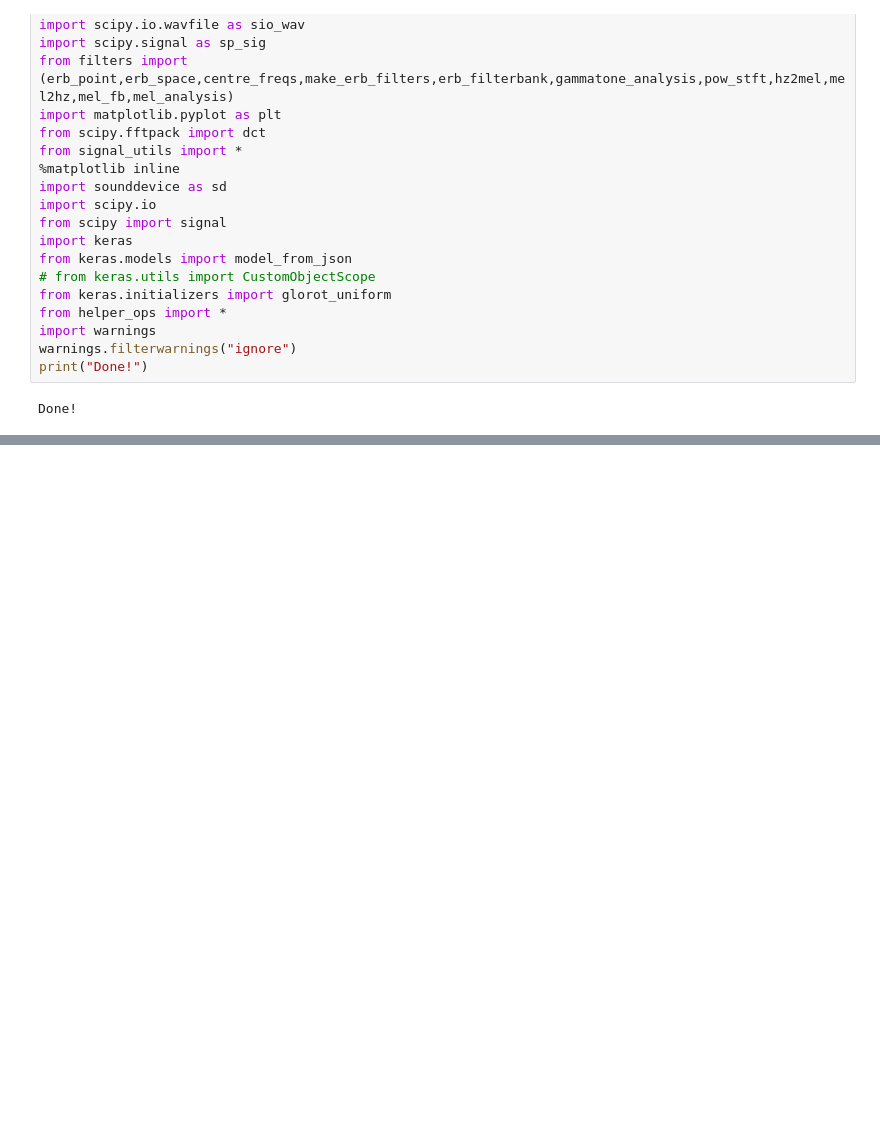
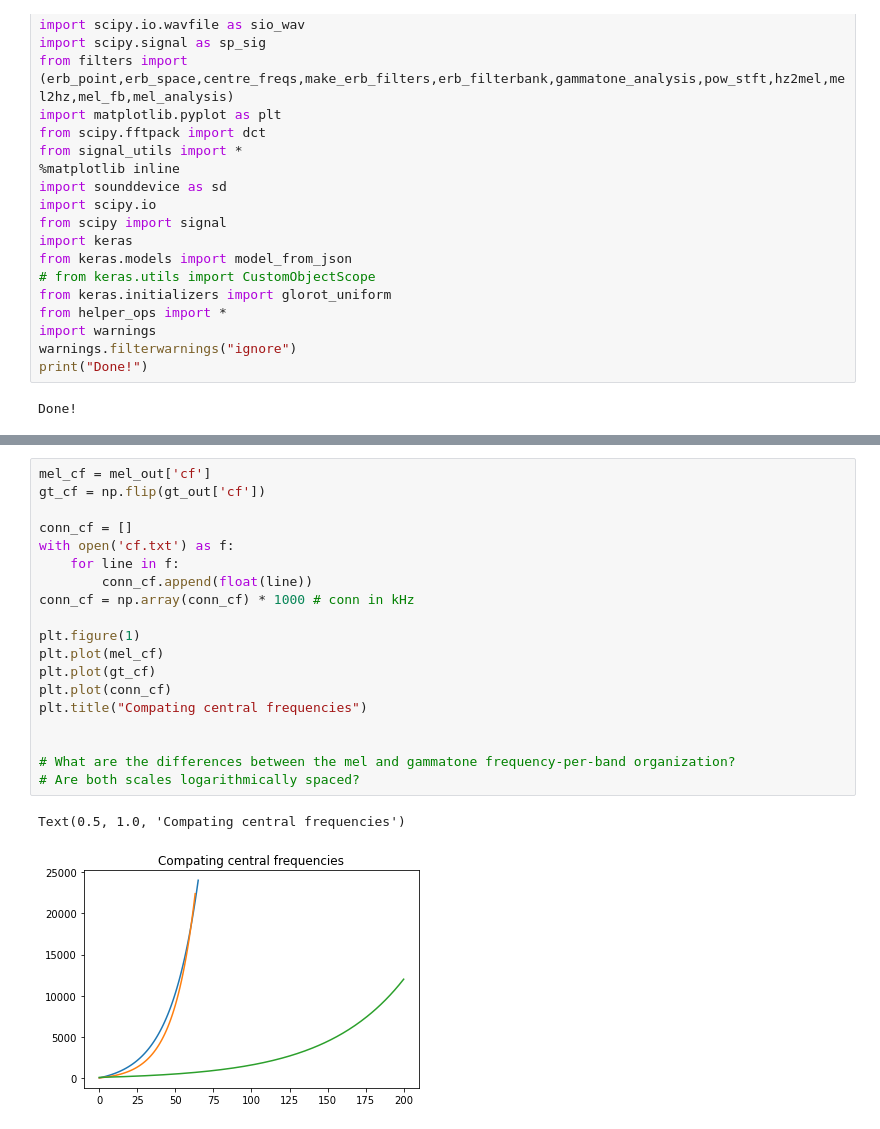
Before and after one commit to cesarz10/Auditory-computation, a Jupyter notebook: AudCompLab1_2022/CompAudLab1_Speech.ipynb, the cells around one changed output, grey strips where cells are left out. Saved outputs shown, nothing was run; the diff lists cells and outputs as text; blank space fills up the shorter version.

```diff
--- a/AudCompLab1_2022/CompAudLab1_Speech.ipynb
+++ b/AudCompLab1_2022/CompAudLab1_Speech.ipynb
@@ -152,3 +152,25 @@ Resampling signal to 20000.0 Hz
+# %%
+mel_cf = mel_out['cf']
+gt_cf = np.flip(gt_out['cf'])
+
+conn_cf = []
+with open('cf.txt') as f:
+    for line in f:
+        conn_cf.append(float(line))
+conn_cf = np.array(conn_cf) * 1000 # conn in kHz
+
+plt.figure(1)
+plt.plot(mel_cf)
+plt.plot(gt_cf)
+plt.plot(conn_cf)
+plt.title("Compating central frequencies")
+
+
+# What are the differences between the mel and gammatone frequency-per-band organization?
+# Are both scales logarithmically spaced?
+# %% [output]
+Text(0.5, 1.0, 'Compating central frequencies')
+[figure, added]
 # %%
 import sounddevice as sd #To play sound
 
```
Also changed, not shown: parts of 2 cells of this notebook, 1 other file.
